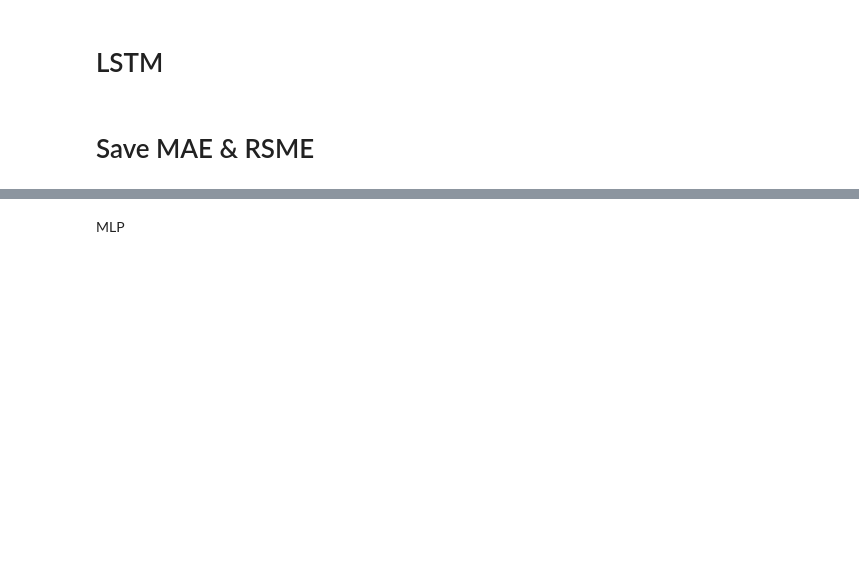
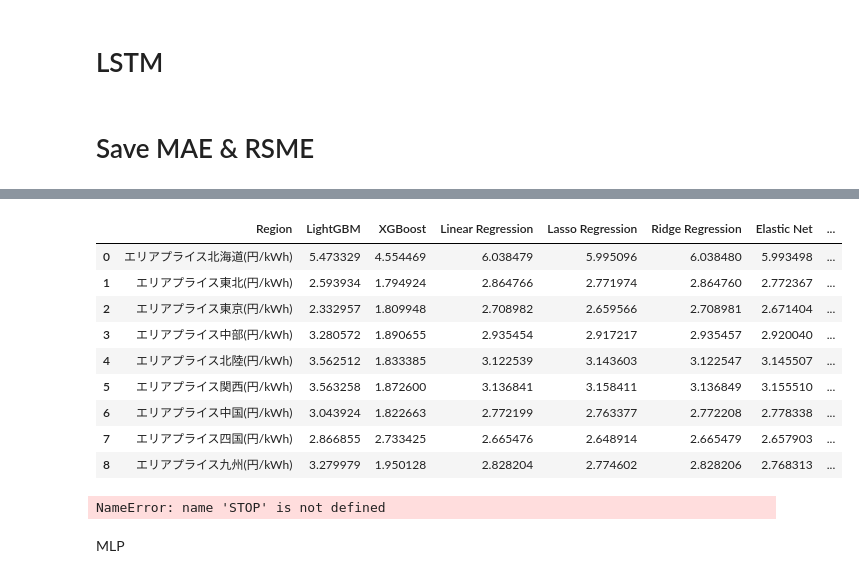
Before and after one commit to palakpaneerer/electricity_price_forecast, a Jupyter notebook: myproject/myproject/models/lightgbm.ipynb, the cells around one changed output, grey strips where cells are left out. Cells and saved outputs as stored; diff of their text form; code cells hidden in the pictures; blank space fills up the shorter version.

```diff
--- a/myproject/myproject/models/lightgbm.ipynb
+++ b/myproject/myproject/models/lightgbm.ipynb
@@ -1385,3 +1398,20 @@ df_rmse_results.to_parquet(outdir / "df_rmse_results.parquet", index=False)
+# %%
+df_rmse_results
+# %% [output]
+|  | Region | LightGBM | XGBoost | Linear Regression | Lasso Regression | Ridge Regression | Elastic Net | ... |
+| 0 | エリアプライス北海道(円/kWh) | 5.473329 | 4.554469 | 6.038479 | 5.995096 | 6.038480 | 5.993498 | ... |
+| 1 | エリアプライス東北(円/kWh) | 2.593934 | 1.794924 | 2.864766 | 2.771974 | 2.864760 | 2.772367 | ... |
+| 2 | エリアプライス東京(円/kWh) | 2.332957 | 1.809948 | 2.708982 | 2.659566 | 2.708981 | 2.671404 | ... |
+| 3 | エリアプライス中部(円/kWh) | 3.280572 | 1.890655 | 2.935454 | 2.917217 | 2.935457 | 2.920040 | ... |
+| 4 | エリアプライス北陸(円/kWh) | 3.562512 | 1.833385 | 3.122539 | 3.143603 | 3.122547 | 3.145507 | ... |
+| 5 | エリアプライス関西(円/kWh) | 3.563258 | 1.872600 | 3.136841 | 3.158411 | 3.136849 | 3.155510 | ... |
+| 6 | エリアプライス中国(円/kWh) | 3.043924 | 1.822663 | 2.772199 | 2.763377 | 2.772208 | 2.778338 | ... |
+| 7 | エリアプライス四国(円/kWh) | 2.866855 | 2.733425 | 2.665476 | 2.648914 | 2.665479 | 2.657903 | ... |
+| 8 | エリアプライス九州(円/kWh) | 3.279979 | 1.950128 | 2.828204 | 2.774602 | 2.828206 | 2.768313 | ... |
+# %%
+STOP
+# %% [output]
+NameError: name 'STOP' is not defined
 # %% [markdown]
 MLP
 # %%
```
Also changed, not shown: parts of 4 cells of this notebook, 2 other files.
